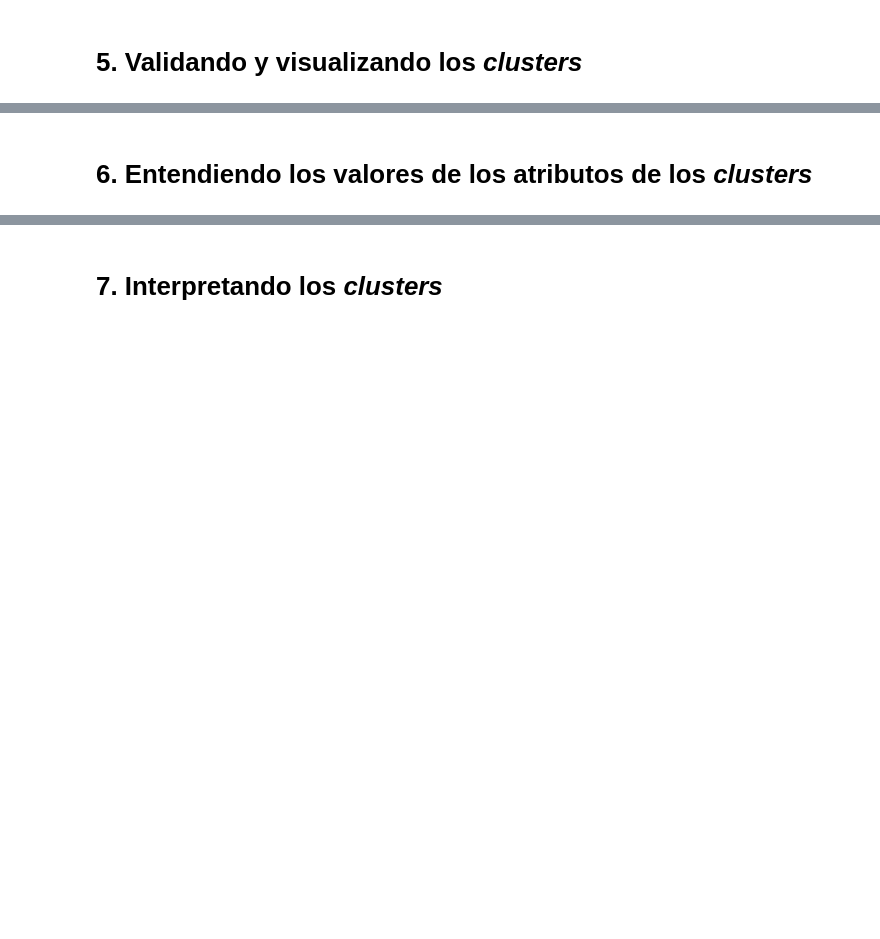
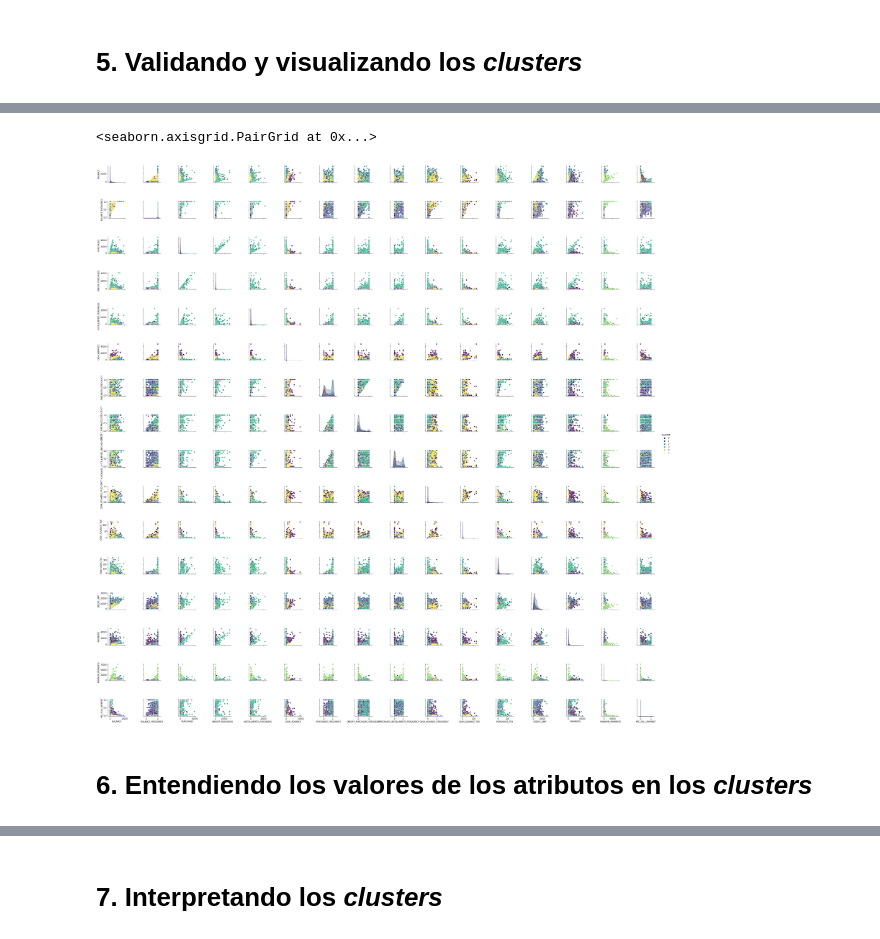
Before and after one commit to ahcamachod/1819-clustering-extrayendo-patrones-de-datos, a Jupyter notebook: clustering_aula_1.ipynb, the cells around one changed output, grey strips where cells are left out. Drawn from its saved outputs; the diff is of its cells as text; code cells hidden in the pictures; blank space fills up the shorter version.

```diff
--- a/clustering_aula_1.ipynb
+++ b/clustering_aula_1.ipynb
@@ -39,2 +259,9 @@ sklearn --> 0.22.2.post1
+# %%
+import seaborn as sns
+
+sns.pairplot(dataset[0:], hue='CLUSTER', palette='viridis')
+# %% [output]
+<seaborn.axisgrid.PairGrid at 0x...>
+[figure, added]
 # %% [markdown]
-# 6. Entendiendo los valores de los atributos de los *clusters*
+# 6. Entendiendo los valores de los atributos en los *clusters*
```
Also changed, not shown: parts of 21 cells of this notebook.
